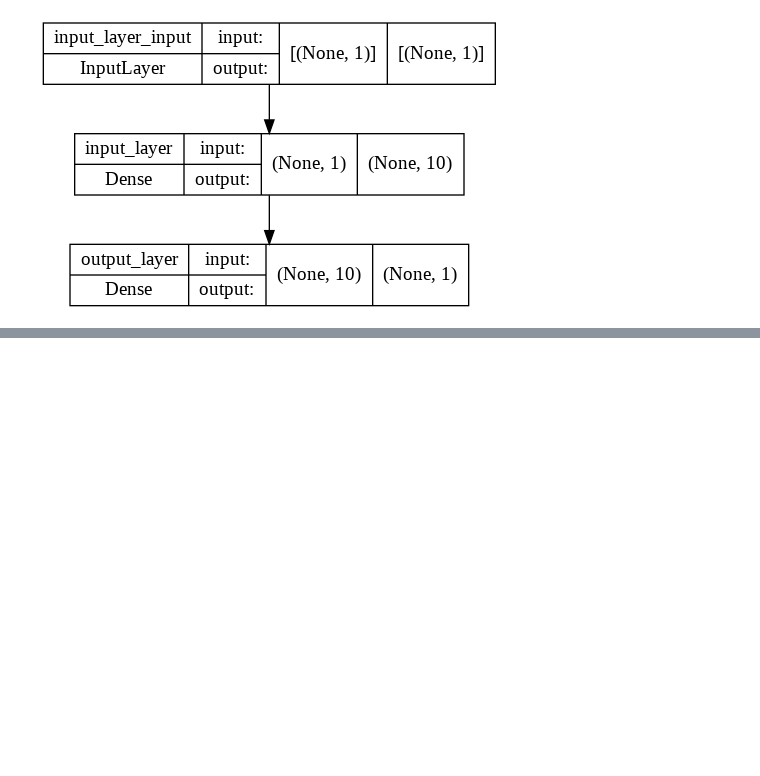
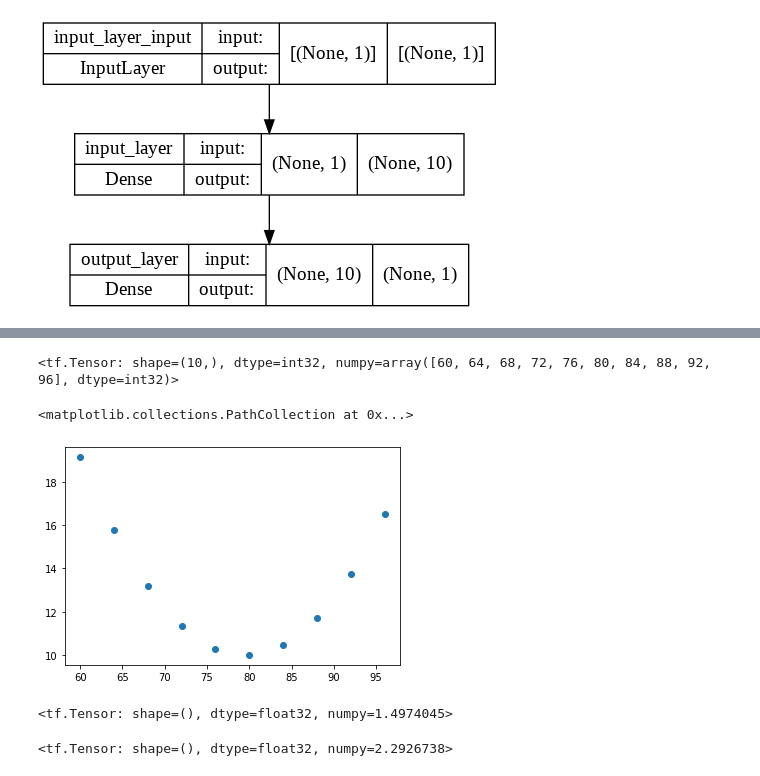
Before and after one commit to moimigueldev/tensorflow-ztm, a Jupyter notebook: 01_neural_network_regression_with_tensorflow.ipynb, the cells around one changed output, grey strips where cells are left out. Cells and saved outputs as stored; diff of their text form; code cells hidden in the pictures; blank space fills up the shorter version.

```diff
--- a/01_neural_network_regression_with_tensorflow.ipynb
+++ b/01_neural_network_regression_with_tensorflow.ipynb
@@ -428,0 +498,25 @@ plot_model(model=model, show_shapes=True)
+# %%
+y_test
+# %% [output]
+<tf.Tensor: shape=(10,), dtype=int32, numpy=array([60, 64, 68, 72, 76, 80, 84, 88, 92, 96], dtype=int32)>
+# %%
+# Calc the mean absolute error
+mae = tf.metrics.mean_absolute_error(y_test, y_pred)
+
+
+plt.scatter(y_test, mae)
+# %% [output]
+<matplotlib.collections.PathCollection at 0x...>
+[figure, added]
+# %%
+# Calculate the mean absolute error
+mae = tf.metrics.mean_absolute_error(y_test, tf.squeeze(y_pred))
+mae
+# %% [output]
+<tf.Tensor: shape=(), dtype=float32, numpy=1.4974045>
+# %%
+# Calculate the mean squared error
+mse = tf.metrics.mean_squared_error(y_test, tf.squeeze(y_pred))
+mse
+# %% [output]
+<tf.Tensor: shape=(), dtype=float32, numpy=2.2926738>
```
Also changed, not shown: parts of 38 cells of this notebook.
